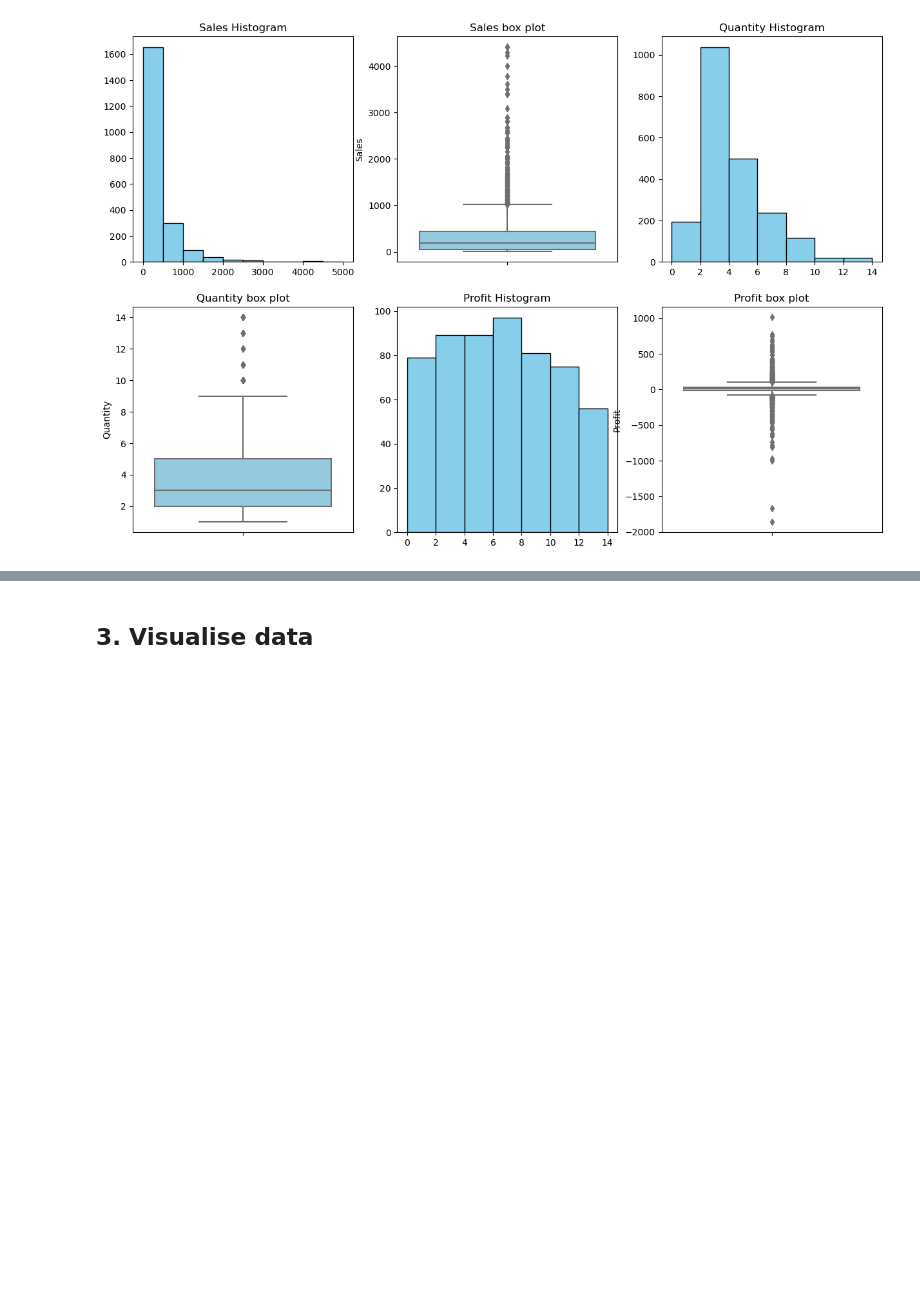
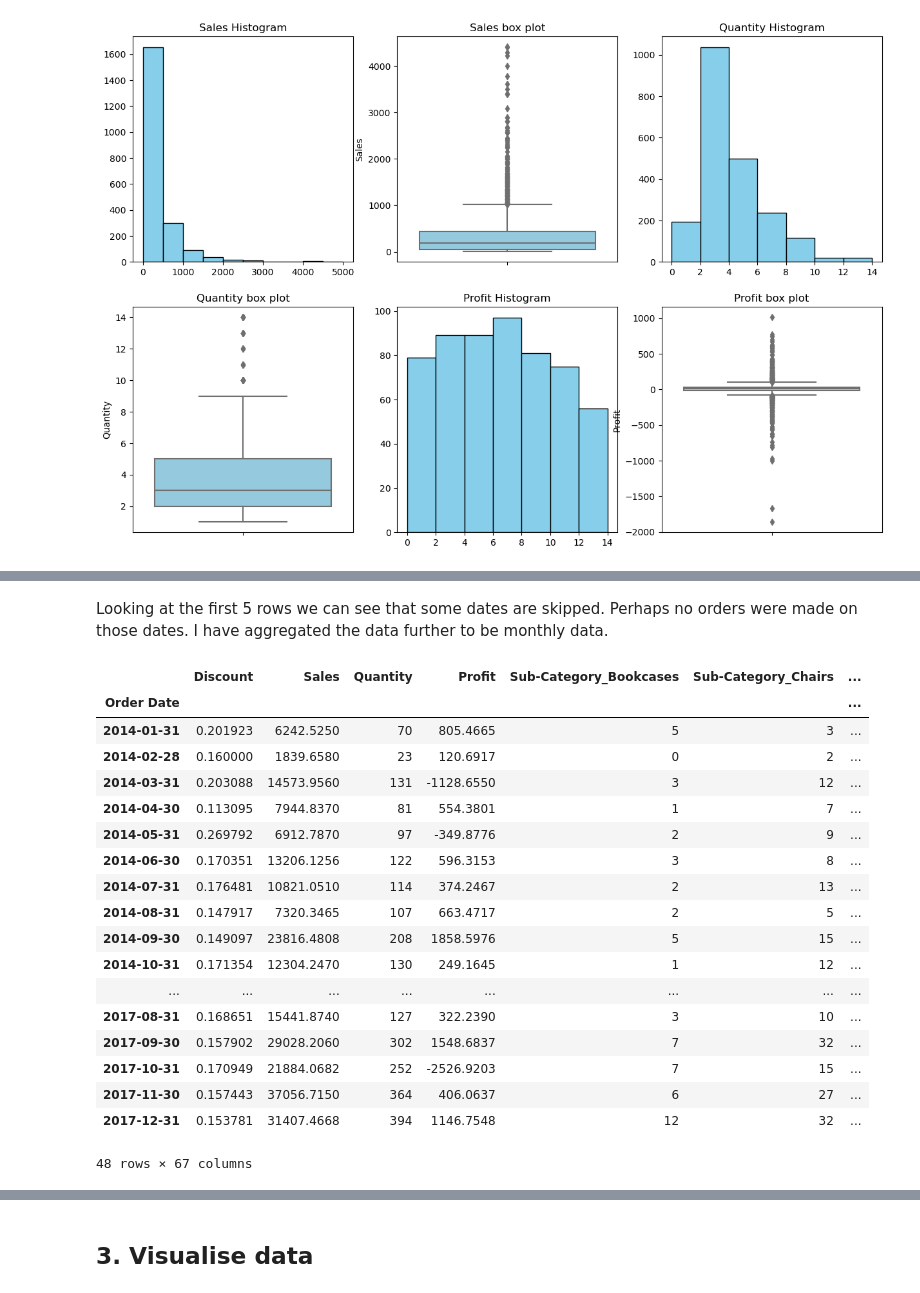
Before and after one commit to filmonmichael/2024-Phase-2-Data, a Jupyter notebook: part1-submission.ipynb, the cells around one changed output, grey strips where cells are left out. Saved outputs shown, nothing was run; the diff lists cells and outputs as text; code cells hidden in the pictures; blank space fills up the shorter version.

```diff
--- a/part1-submission.ipynb
+++ b/part1-submission.ipynb
@@ -89,0 +156,2 @@ Sales_data.columns
+# %% [markdown]
+Looking at the first 5 rows we can see that some dates are skipped. Perhaps no orders were made on those dates. I have aggregated the data further to be monthly data.
@@ -89,0 +160,34 @@ Sales_data.columns
+# %%
+# Downsample to monthly frequency, summing the sales for each month
+
+# Resample the data to monthly frequency, however Discount is a ratio so it should be the mean instead of sum
+
+monthly_resampled_df = aggregated_df.resample('M').agg({
+
+    'Discount': 'mean',
+
+    # One-hot encoded columns should be summed
+    **{col: 'sum' for col in aggregated_df.columns if col not in [ 'Discount']}
+})
+
+monthly_resampled_df
+# %% [output]
+|  | Discount | Sales | Quantity | Profit | Sub-Category_Bookcases | Sub-Category_Chairs | ... |
+| Order Date |  |  |  |  |  |  | ... |
+| 2014-01-31 | 0.201923 | 6242.5250 | 70 | 805.4665 | 5 | 3 | ... |
+| 2014-02-28 | 0.160000 | 1839.6580 | 23 | 120.6917 | 0 | 2 | ... |
+| 2014-03-31 | 0.203088 | 14573.9560 | 131 | -1128.6550 | 3 | 12 | ... |
+| 2014-04-30 | 0.113095 | 7944.8370 | 81 | 554.3801 | 1 | 7 | ... |
+| 2014-05-31 | 0.269792 | 6912.7870 | 97 | -349.8776 | 2 | 9 | ... |
+| 2014-06-30 | 0.170351 | 13206.1256 | 122 | 596.3153 | 3 | 8 | ... |
+| 2014-07-31 | 0.176481 | 10821.0510 | 114 | 374.2467 | 2 | 13 | ... |
+| 2014-08-31 | 0.147917 | 7320.3465 | 107 | 663.4717 | 2 | 5 | ... |
+| 2014-09-30 | 0.149097 | 23816.4808 | 208 | 1858.5976 | 5 | 15 | ... |
+| 2014-10-31 | 0.171354 | 12304.2470 | 130 | 249.1645 | 1 | 12 | ... |
+| ... | ... | ... | ... | ... | ... | ... | ... |
+| 2017-08-31 | 0.168651 | 15441.8740 | 127 | 322.2390 | 3 | 10 | ... |
+| 2017-09-30 | 0.157902 | 29028.2060 | 302 | 1548.6837 | 7 | 32 | ... |
+| 2017-10-31 | 0.170949 | 21884.0682 | 252 | -2526.9203 | 7 | 15 | ... |
+| 2017-11-30 | 0.157443 | 37056.7150 | 364 | 406.0637 | 6 | 27 | ... |
+| 2017-12-31 | 0.153781 | 31407.4668 | 394 | 1146.7548 | 12 | 32 | ... |
+48 rows × 67 columns
```
Also changed, not shown: parts of 16 cells of this notebook.
